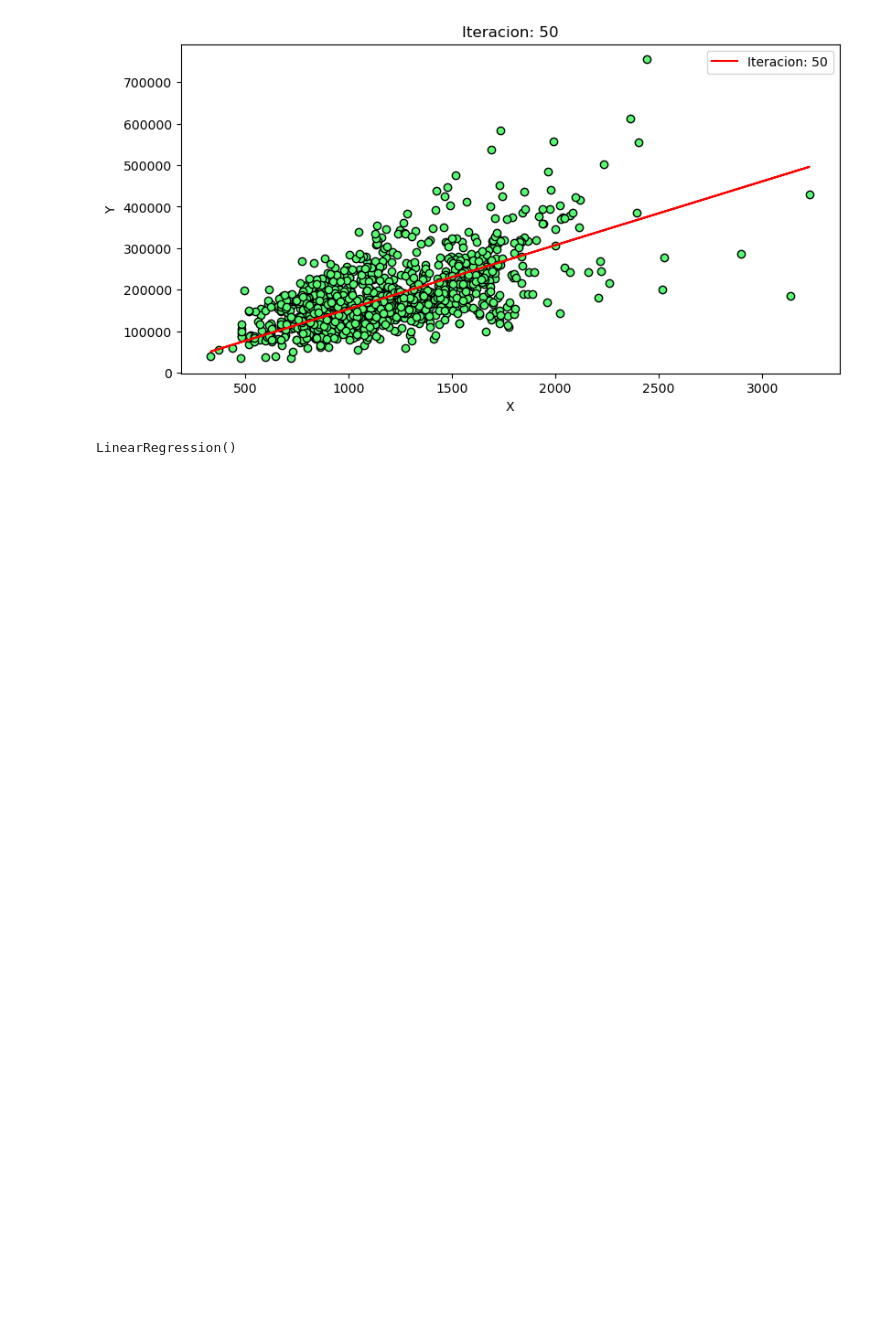
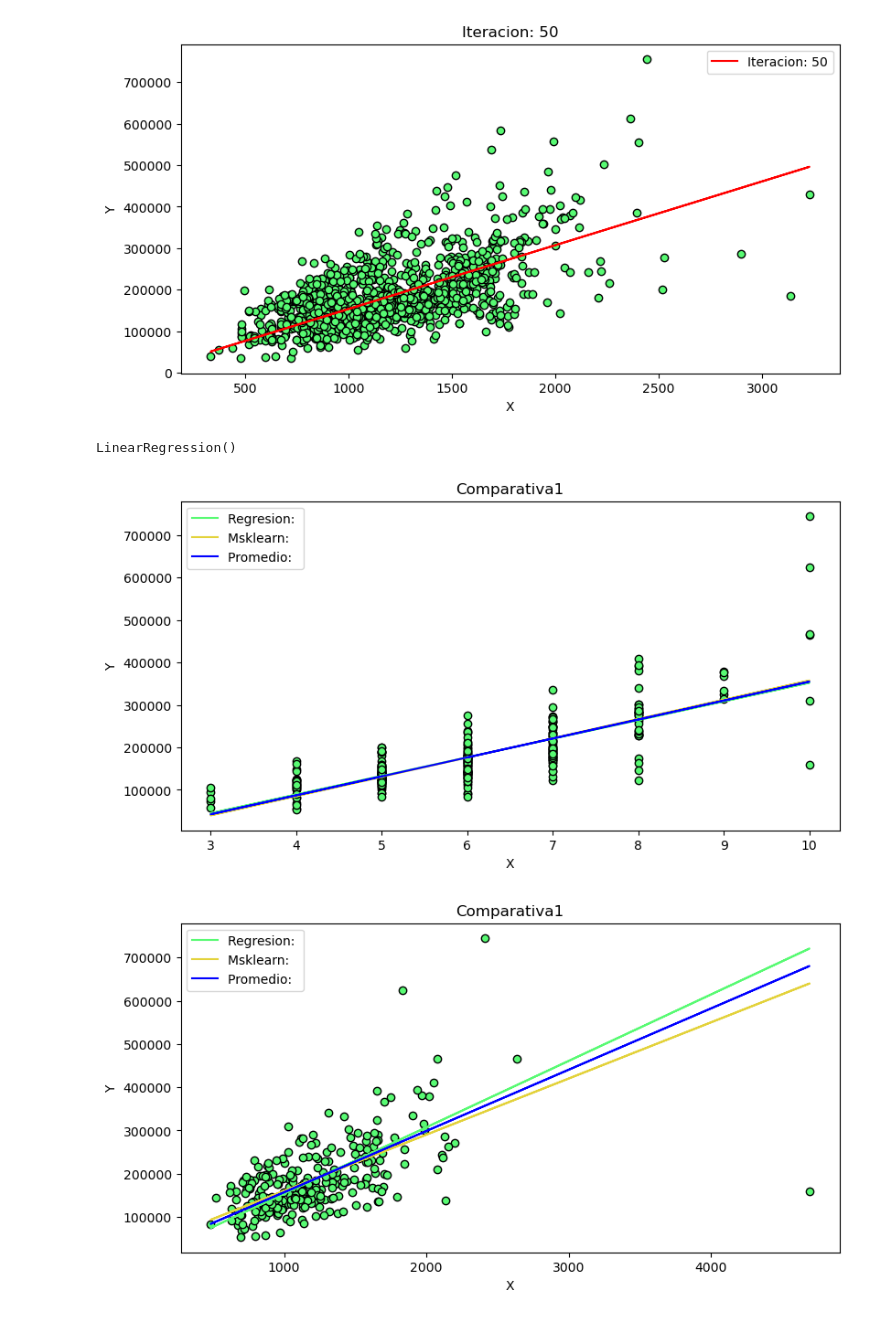
Before and after one commit to IrvinTum/Proyecto1_24008922, a Jupyter notebook: ProyectoFinalV1.ipynb, the cells around one changed output. Drawn from its saved outputs; the diff is of its cells as text; code cells hidden in the pictures; blank space fills up the shorter version.

```diff
--- a/ProyectoFinalV1.ipynb
+++ b/ProyectoFinalV1.ipynb
@@ -42,6 +42,9 @@ datos_pruebas = datos_validacionpruebas[tam_validacion:]
 DFEntrenamiento = pd.DataFrame(datos_entrenamiento)
 DFEntrenamiento.columns = ['SalePrice','OverallQual','1stFlrSF','TotRmsAbvGrd','YearBuilt','LotFrontage']
 
+DFPRUEBAS = pd.DataFrame(datos_validacionpruebas)
+DFPRUEBAS.columns = ['SalePrice','OverallQual','1stFlrSF','TotRmsAbvGrd','YearBuilt','LotFrontage']
+
 DFValidacion = pd.DataFrame(datos_validacion)
 DFValidacion.columns = ['SalePrice','OverallQual','1stFlrSF','TotRmsAbvGrd','YearBuilt','LotFrontage']
 
@@ -207,31 +210,30 @@ class regresion():
                 ax2.set_ylabel("Y")
                 plt.show()
 
-    @staticmethod
+    #@staticmethod
     def prediccion(self, M):
         self.M = M
         self.V1 = np.ones_like(self.M).reshape(-1,1)
         self.V1X = np.hstack([np.reshape(self.M,(-1,1)),self.V1])
-
         for i in range(self.epochs):
             self.Ypred = np.dot(self.V1X,self.betas)
         return self.Ypred
 
     @staticmethod
     def comparaprediccion(ModPropio, ModSklearn, Predecir, Modelo):
-        MPropioRe = ModPropio.prediccion(Predecir.reshape(-1,1))
-        MSklearnRe = ModSklearn.predict(Predecir.reshape(-1,1))
-        Promedio = (MPropioRe + MSklearnRe)/2
+        MPropioRes = ModPropio.prediccion(Predecir.reshape(-1,1))
+        MSklearnRes = ModSklearn.predict(Predecir.reshape(-1,1))
+        Promedio = (MPropioRes + MSklearnRes)/2
         f3 = plt.figure(figsize=(12, 6))
-        ax3 = f3.add_axes([0.02, 0.02, 0.6, 0.6])
+        ax_3 = f3.add_axes([0.02, 0.02, 0.6, 0.6])
 
         for i in list(Modelo.columns.values):
             y = Modelo[i]
             ax_3.scatter(Predecir , y,edgecolor='k',color="#58fa73")
             ax_3.plot(Predecir, MPropioRes,color="#58fa73",label = 'Regresion: ')
-            ax_3.plot(Predecir, MSklearnRes,color="#58fa73", label = 'Msklearn: ')
+            ax_3.plot(Predecir, MSklearnRes,color="#e3d23b", label = 'Msklearn: ')
             ax_3.plot(Predecir, Promedio, color="blue", label = 'Promedio: ')
-            ax_3.set_title("Comparativa")
+            ax_3.set_title("Comparativa1")
             ax_3.legend()
             ax_3.set_xlabel("X")
             ax_3.set_ylabel('Y')
@@ -258,11 +260,11 @@ class regresion():
         ax = fig_4.add_axes([0.01, 0.01, 0.6, 0.6])
         ax.set_xticks(T + 0.90/3)
         ax.set_xticklabels(labels)
-        ax.bar(T, Errores_My_regresion, width=0.30, edgecolor='k',color="#58fa73",label="RRegresion")
-        ax.bar(T+ 0.30, Errores_Msklearn, width=0.30, edgecolor='k',color="#e3d23b",label="Msklearn")
-        ax.bar(T+ 0.60, Errores_Promedio, width=0.30, edgecolor='k',color="blue",label="Promedio")
+        ax.bar(T, ErroresRegresion, width=0.30, edgecolor='k',color="#58fa73",label="Regresion")
+        ax.bar(T + 0.30, ErroresMsklearn, width=0.30, edgecolor='k',color="#e3d23b",label="Msklearn")
+        ax.bar(T + 0.60, ErroresPromedio, width=0.30, edgecolor='k',color="blue",label="Promedio")
         ax.legend()
-        ax.set_title("Comparativa")
+        ax.set_title("Comparativa2")
         plt.show()
 # %%
 SalesP = np.reshape(np.array(DFEntrenamiento['SalePrice']),(-1,1))
@@ -348,10 +350,13 @@ SKL_FlrSF.fit(FlrSF,SalesP)
 # %% [output]
 LinearRegression()
 # %%
-PruebasOverallQual = np.reshape(np.array(DFPruebas['OverallQual']),(-1,1))
-PruebasFlrSF = np.reshape(np.array(DFPruebas['1stFlrSF']),(-1,1))
+PruebasOverallQual = np.reshape(np.array(DFPRUEBAS['OverallQual']),(-1,1))
+PruebasFlrSF = np.reshape(np.array(DFPRUEBAS['1stFlrSF']),(-1,1))
 # %%
-CompModOverallQual=regresion.comparaprediccion(modelo1,SKL_OverallQual,PruebasOverallQual,DFPruebas)
-CompModFlrSF=regresion.comparaprediccion(modelo2,SKL_OverallQual,PruebasFlrSF,DFPruebas)
+CompModOverallQual=regresion.comparaprediccion(modelo1,SKL_OverallQual,PruebasOverallQual,DFPRUEBAS)
+CompModFlrSF=regresion.comparaprediccion(modelo2,SKL_FlrSF,PruebasFlrSF,DFPRUEBAS)
+# %% [output]
+[figure, added]
+[figure, added]
 # %%
 regresion.comparaErrores(CompModOverallQual,CompModFlrSF,PruebasOverallQual,PruebasFlrSF,DFPruebas)
```
Also changed, not shown: parts of 1 cell of this notebook.
